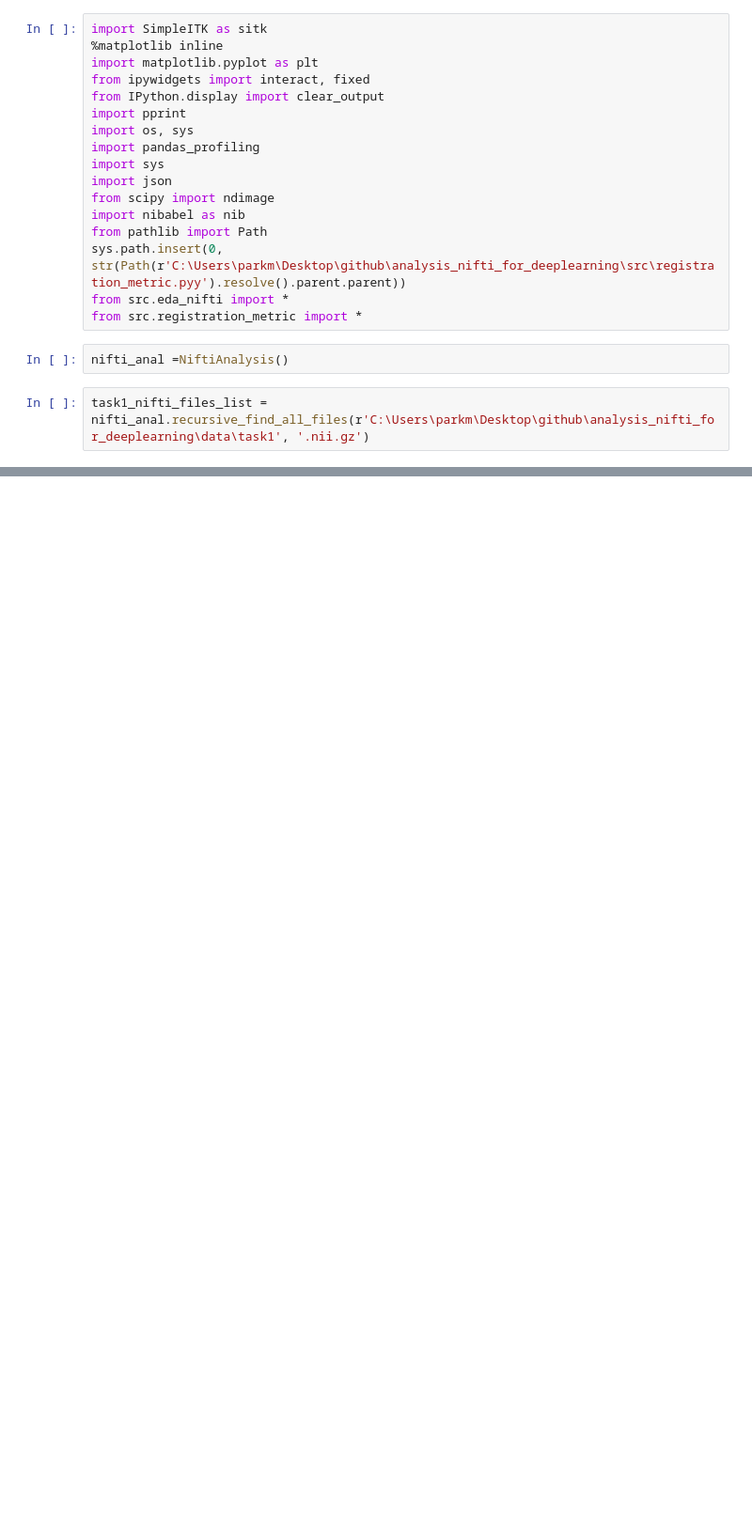
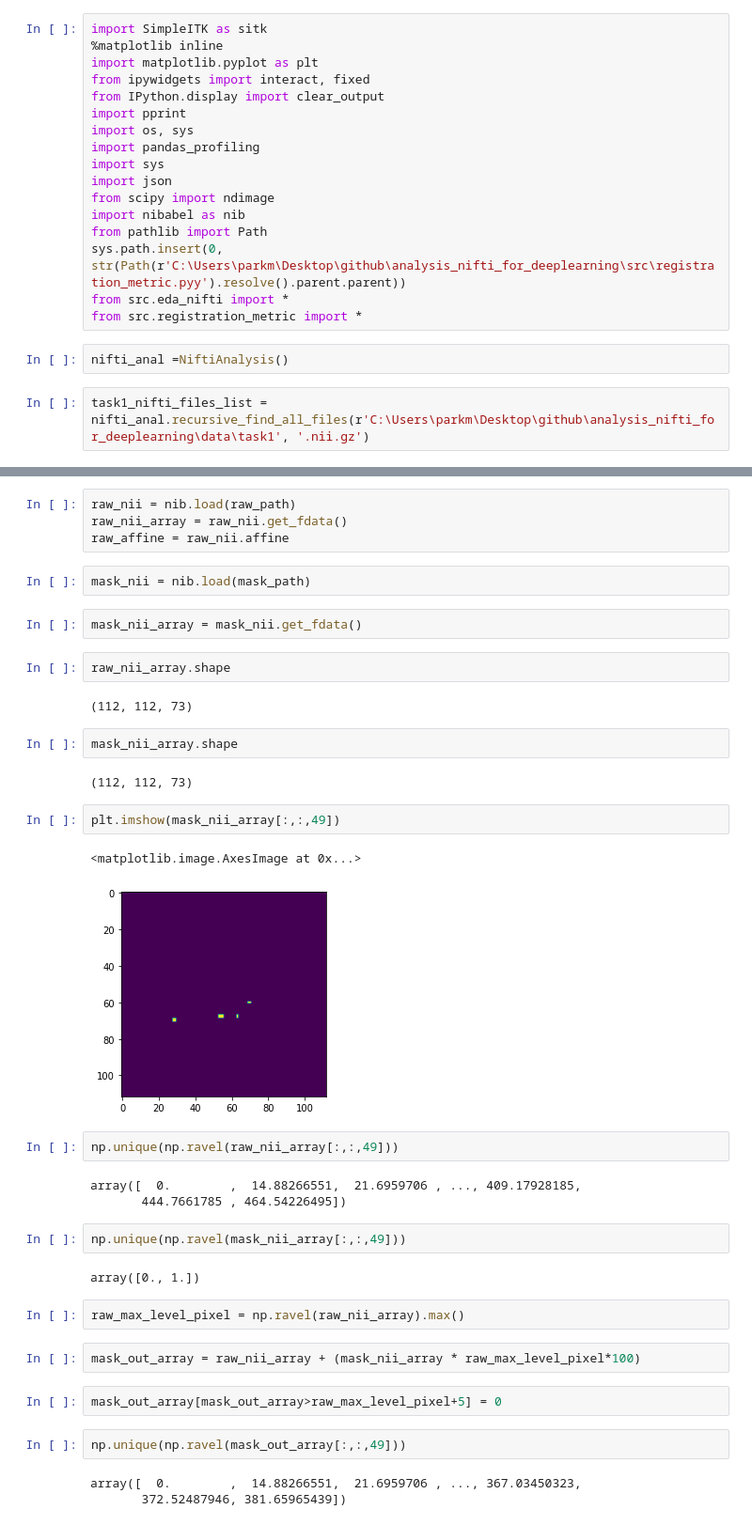
Before and after one commit to DSDanielPark/ANALYSIS-NIFTI-FOR-DEEP-LEARNING, a Jupyter notebook: notebooks/03.n4_bias_correction_for_lesion_nifti.ipynb, the cells around one changed output, grey strips where cells are left out. Shown: that part at 94% size. Saved outputs shown, nothing was run; the diff lists cells and outputs as text; blank space fills up the shorter version.

```diff
--- a/notebooks/03.n4_bias_correction_for_lesion_nifti.ipynb
+++ b/notebooks/03.n4_bias_correction_for_lesion_nifti.ipynb
@@ -36,0 +58,41 @@ corrected_image_full_resolution = biased_image_full_resolution / bias_field_full
+# %%
+raw_nii = nib.load(raw_path)
+raw_nii_array = raw_nii.get_fdata()
+raw_affine = raw_nii.affine
+# %%
+mask_nii = nib.load(mask_path)
+# %%
+mask_nii_array = mask_nii.get_fdata()
+# %%
+raw_nii_array.shape
+# %% [output]
+(112, 112, 73)
+# %%
+mask_nii_array.shape
+# %% [output]
+(112, 112, 73)
+# %%
+plt.imshow(mask_nii_array[:,:,49])
+# %% [output]
+<matplotlib.image.AxesImage at 0x...>
+[figure, added]
+# %%
+np.unique(np.ravel(raw_nii_array[:,:,49]))
+# %% [output]
+array([  0.        ,  14.88266551,  21.6959706 , ..., 409.17928185,
+       444.7661785 , 464.54226495])
+# %%
+np.unique(np.ravel(mask_nii_array[:,:,49]))
+# %% [output]
+array([0., 1.])
+# %%
+raw_max_level_pixel = np.ravel(raw_nii_array).max()
+# %%
+mask_out_array = raw_nii_array + (mask_nii_array * raw_max_level_pixel*100)
+# %%
+mask_out_array[mask_out_array>raw_max_level_pixel+5] = 0
+# %%
+np.unique(np.ravel(mask_out_array[:,:,49]))
+# %% [output]
+array([  0.        ,  14.88266551,  21.6959706 , ..., 367.03450323,
+       372.52487946, 381.65965439])
```
Also changed, not shown: parts of 17 cells of this notebook, 2 other files.
